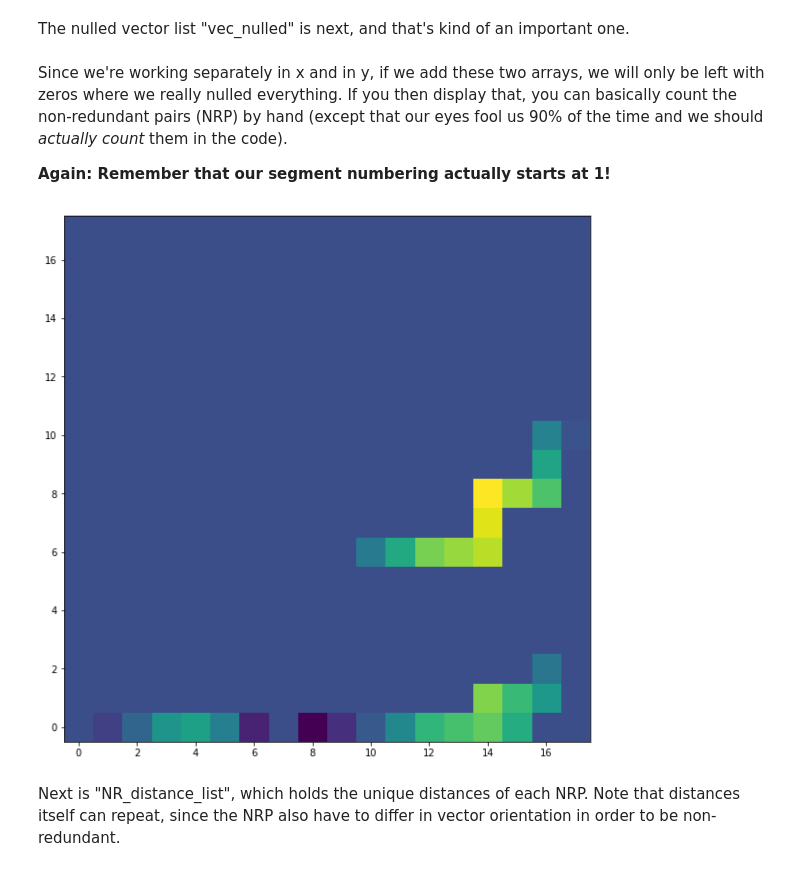
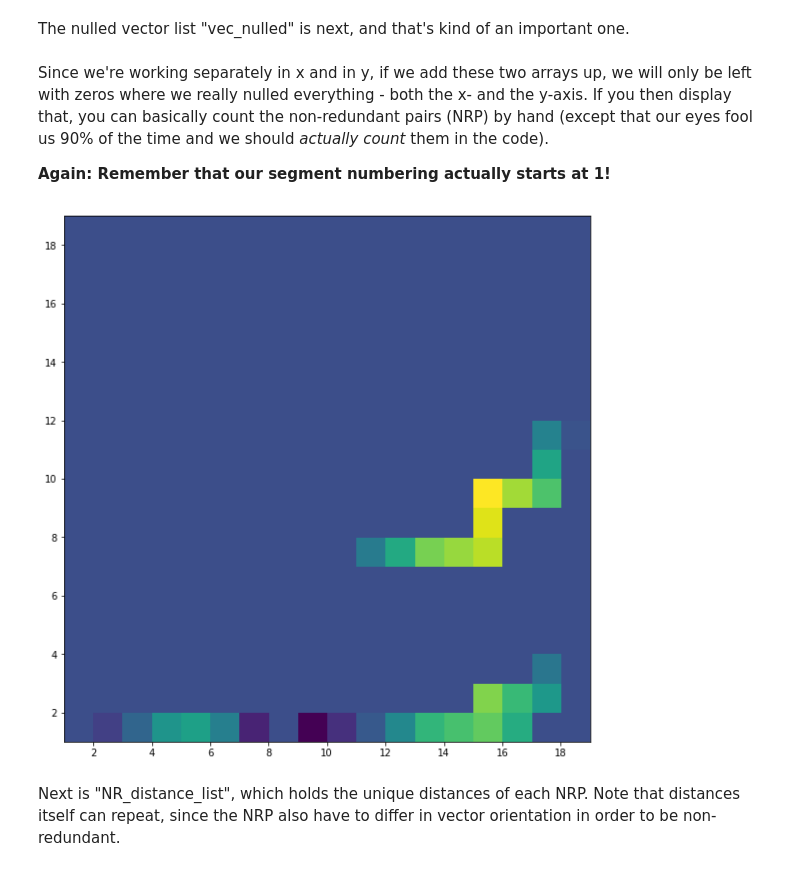
Before and after one commit to spacetelescope/PASTIS, a Jupyter notebook: Jupyter Notebooks/1_Testing the aperture generation.ipynb, the cells around one changed output. Cells and saved outputs as stored; diff of their text form; code cells hidden in the pictures.

```diff
--- a/Jupyter Notebooks/1_Testing the aperture generation.ipynb
+++ b/Jupyter Notebooks/1_Testing the aperture generation.ipynb
@@ -12,6 +12,8 @@ import matplotlib.pyplot as plt
 dir = '/Users/ilaginja/Documents/data_from_repos/pastis_data/segmentation'
 # Change into that directory
 os.chdir(dir)
+
+n_seg = 18
 # %% [markdown]
 Open up the file "JWST_aperture.pdf" when it gets created, so that we can do cross-checks. For
 
@@ -91,16 +108,16 @@ The nulled vector list "vec_nulled" is next, and that's kind of an important one
 nullx = np.loadtxt('vec_list_nulled_x.txt')
 nully = np.loadtxt('vec_list_nulled_y.txt')
 # %% [markdown]
-Since we're working separately in x and in y, if we add these two arrays, we will only be left with zeros where we really nulled everything. If you then display that, you can basically count the non-redundant pairs (NRP) by hand (except that our eyes fool us 90% of the time and we should *actually count* them in the code).
+Since we're working separately in x and in y, if we add these two arrays up, we will only be left with zeros where we really nulled everything - both the x- and the y-axis. If you then display that, you can basically count the non-redundant pairs (NRP) by hand (except that our eyes fool us 90% of the time and we should *actually count* them in the code).
 
 **Again: Remember that our segment numbering actually starts at 1!**
 # %%
 tot = nullx + nully
 plt.figure(figsize=(20, 10))
-plt.imshow(tot, origin='lower')
+plt.imshow(tot, origin='lower', extent=[1, n_seg+1, 1, n_seg+1])
 plt.show()
 # %% [output]
-[figure, old version]
+[figure, new version]
 # %% [markdown]
 Next is "NR_distance_list", which holds the unique distances of each NRP. Note that distances itself can repeat, since the NRP also have to differ in vector orientation in order to be non-redundant.
 # %%
```
Also changed, not shown: parts of 4 cells of this notebook.
